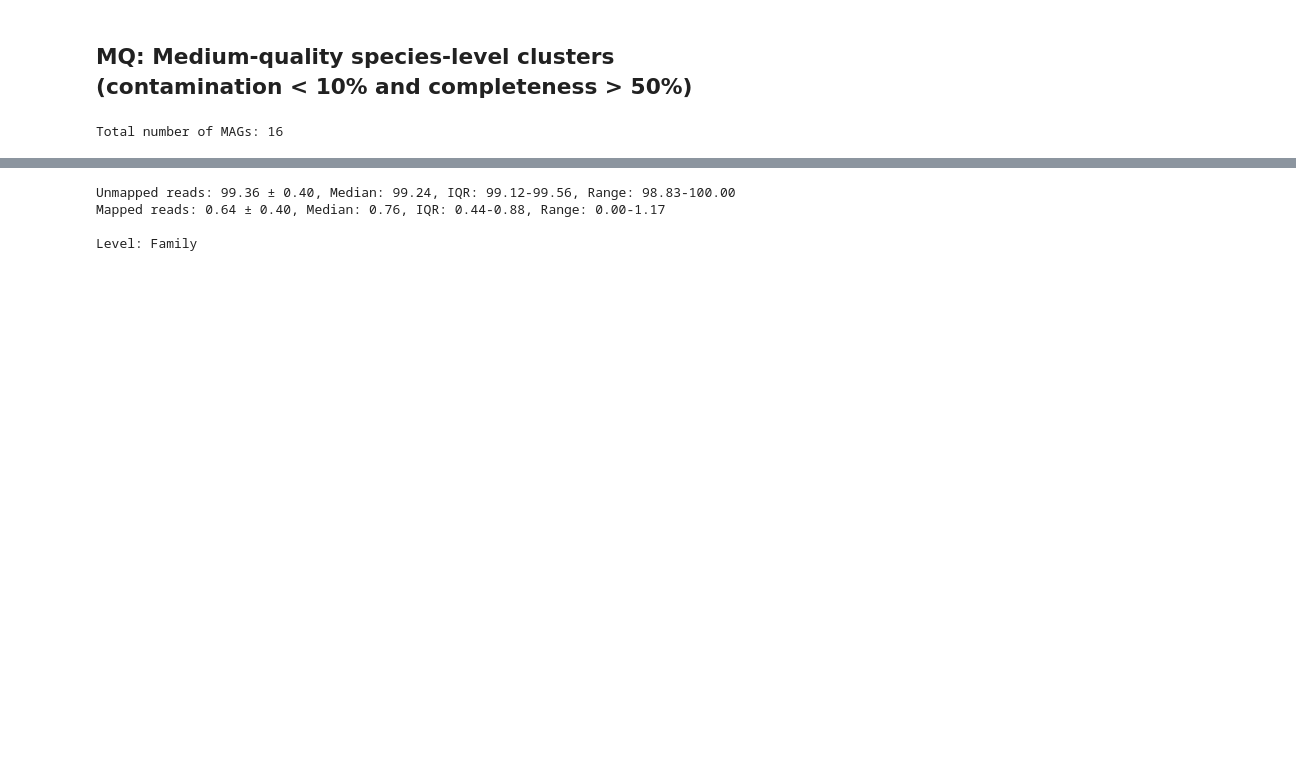
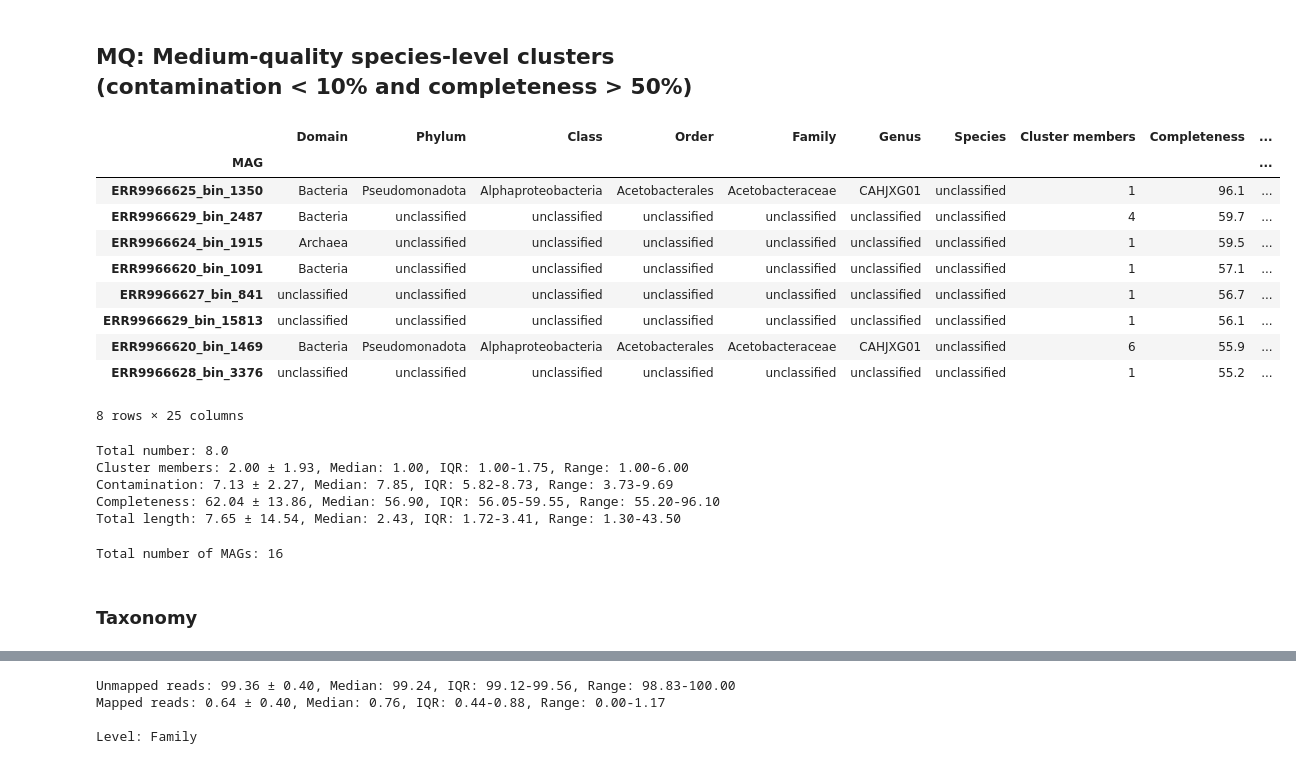
Before and after one commit to usegalaxy-eu/FAIRyMAGs, a Jupyter notebook: bin/use-case-aeromicrobiome-exploration.ipynb, the cells around one changed output, grey strips where cells are left out. Cells and saved outputs as stored; diff of their text form; code cells hidden in the pictures; blank space fills up the shorter version.

```diff
--- a/bin/use-case-aeromicrobiome-exploration.ipynb
+++ b/bin/use-case-aeromicrobiome-exploration.ipynb
@@ -40,6 +245,32 @@ Total number of MAGs: 1
 # %% [markdown]
 ## MQ: Medium-quality species-level clusters (contamination < 10% and completeness > 50%)
+# %%
+mq_df = reps_df.query("Contamination < 10 and Completeness > 50")
+mq_df.set_index("MAG", inplace=True)
+mq_df.iloc[:, :25]
+# %% [output]
+|  | Domain | Phylum | Class | Order | Family | Genus | Species | Cluster members | Completeness | ... |
+| MAG |  |  |  |  |  |  |  |  |  | ... |
+| ERR9966625_bin_1350 | Bacteria | Pseudomonadota | Alphaproteobacteria | Acetobacterales | Acetobacteraceae | CAHJXG01 | unclassified | 1 | 96.1 | ... |
+| ERR9966629_bin_2487 | Bacteria | unclassified | unclassified | unclassified | unclassified | unclassified | unclassified | 4 | 59.7 | ... |
+| ERR9966624_bin_1915 | Archaea | unclassified | unclassified | unclassified | unclassified | unclassified | unclassified | 1 | 59.5 | ... |
+| ERR9966620_bin_1091 | Bacteria | unclassified | unclassified | unclassified | unclassified | unclassified | unclassified | 1 | 57.1 | ... |
+| ERR9966627_bin_841 | unclassified | unclassified | unclassified | unclassified | unclassified | unclassified | unclassified | 1 | 56.7 | ... |
+| ERR9966629_bin_15813 | unclassified | unclassified | unclassified | unclassified | unclassified | unclassified | unclassified | 1 | 56.1 | ... |
+| ERR9966620_bin_1469 | Bacteria | Pseudomonadota | Alphaproteobacteria | Acetobacterales | Acetobacteraceae | CAHJXG01 | unclassified | 6 | 55.9 | ... |
+| ERR9966628_bin_3376 | unclassified | unclassified | unclassified | unclassified | unclassified | unclassified | unclassified | 1 | 55.2 | ... |
+8 rows × 25 columns
+# %%
+compute_print_stats(mq_df)
+# %% [output]
+Total number: 8.0
+Cluster members: 2.00 ± 1.93, Median: 1.00, IQR: 1.00-1.75, Range: 1.00-6.00
+Contamination: 7.13 ± 2.27, Median: 7.85, IQR: 5.82-8.73, Range: 3.73-9.69
+Completeness: 62.04 ± 13.86, Median: 56.90, IQR: 56.05-59.55, Range: 55.20-96.10
+Total length: 7.65 ± 14.54, Median: 2.43, IQR: 1.72-3.41, Range: 1.30-43.50
 # %%
 print(f"Total number of MAGs: {mq_df['Cluster members'].sum()}")
 # %% [output]
 Total number of MAGs: 16
+# %% [markdown]
+### Taxonomy
```
Also changed, not shown: parts of 34 cells of this notebook, 6 other files.
